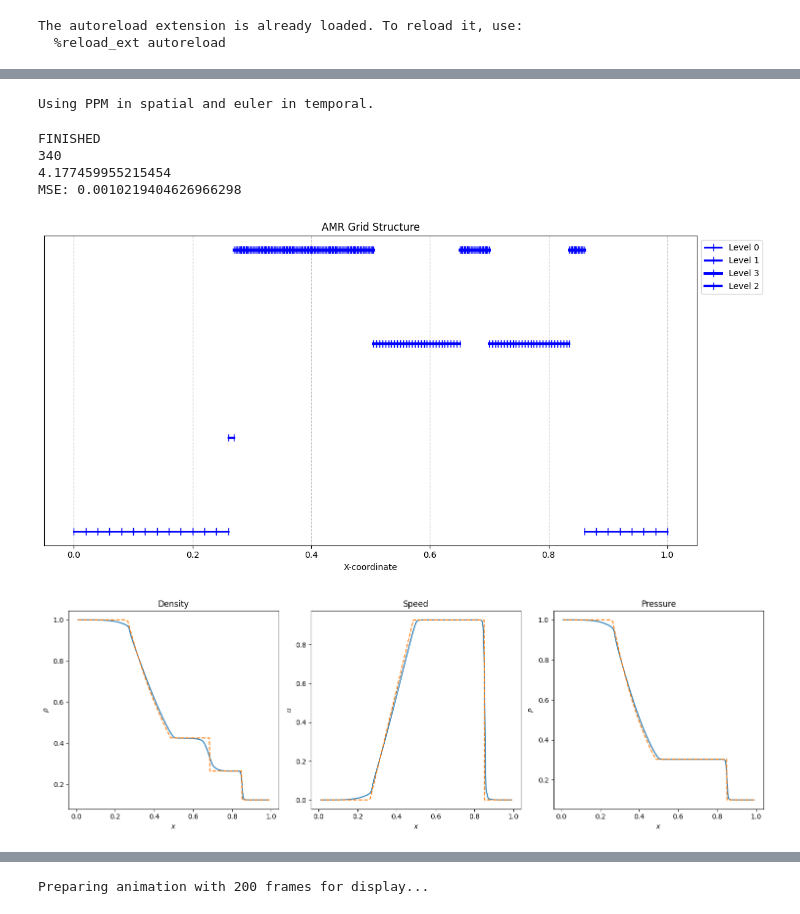
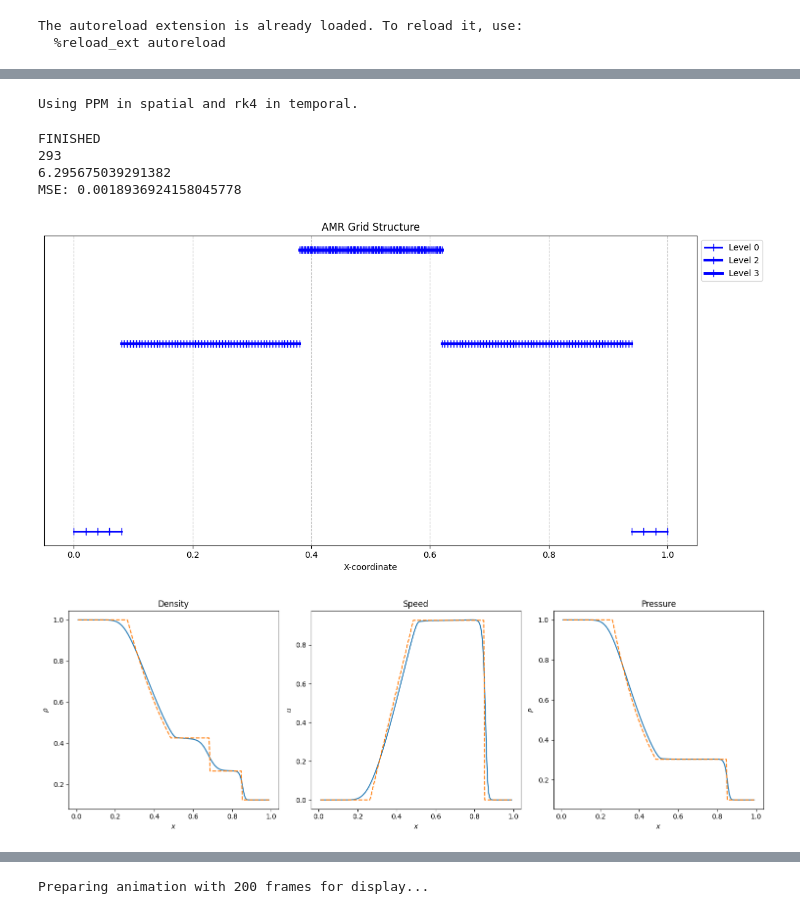
Before and after one commit to yttcari/1d_AMR, a Jupyter notebook: 1D_demo.ipynb, the cells around one changed output, grey strips where cells are left out. Cells and saved outputs as stored; diff of their text form; code cells hidden in the pictures.

```diff
--- a/1D_demo.ipynb
+++ b/1D_demo.ipynb
@@ -95,22 +133,22 @@ KeyboardInterrupt:
 # %%
 grid1 = grid.grid(L=1, N=50)
 grid1.max_level = 3
 start = time.time()
-refine_epsilon = 10 ** -3
+refine_epsilon = 10 ** -6
 init_grid(grid1)
-grid1_history = FVM.new_solve(FVM.HLL_flux, grid1, t_final=0.2, epsilon=refine_epsilon, dt_type='euler', dx_type="PPM")
+grid1_history = FVM.solve(FVM.HLL_flux, grid1, t_final=0.2, refine_epsilon=refine_epsilon, dt_type='rk4', dx_type="PPM")
 
 print(len(grid1_history))
 viz.plot_amr_grid(grid1)
 viz.plot_amr_value(grid1, analytic=init_con)
 print(time.time() - start)
 print(f"MSE: {np.average(calc_MSE(grid1_history))}")
 #viz.animate(grid1_history, 'plot/test.gif')
 # %% [output]
-Using PPM in spatial and euler in temporal.
+Using PPM in spatial and rk4 in temporal.
 FINISHED
-340
-4.177459955215454
-MSE: 0.0010219404626966298
+293
+6.295675039291382
+MSE: 0.0018936924158045778
-[figure, old version]
+[figure, new version]
 [figure]
```
Also changed, not shown: parts of 7 cells of this notebook, 3 other files.
